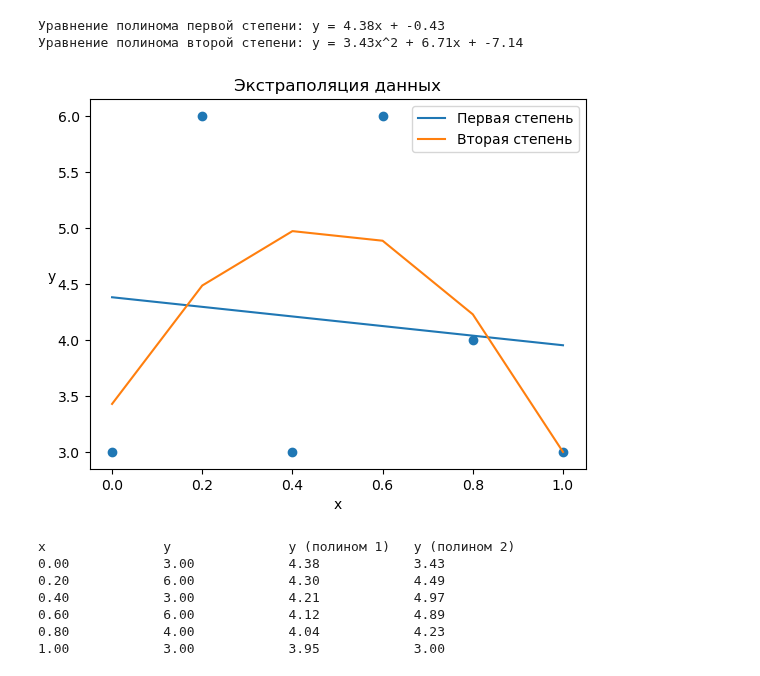
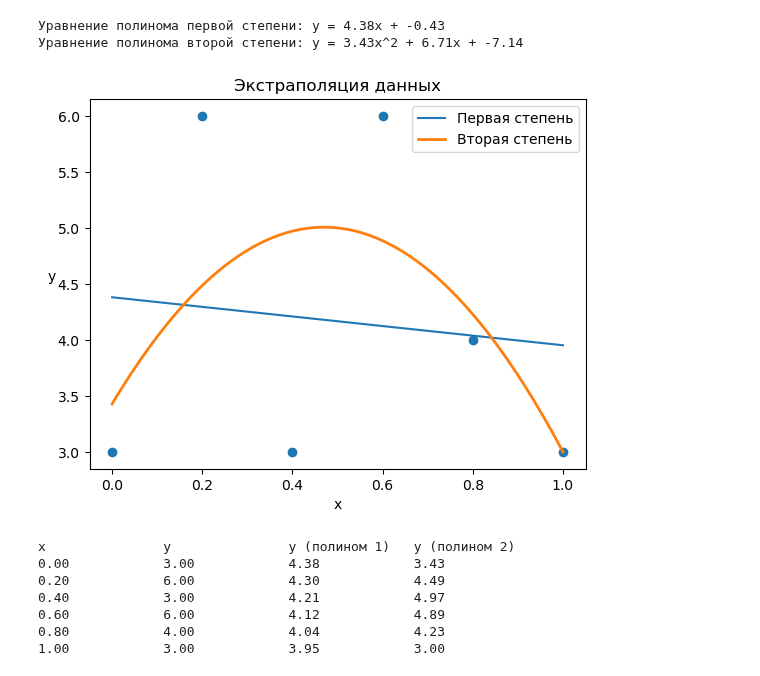
Before and after one commit to Kaz1deX/Artificial-intelligence-Mirea, a Jupyter notebook: Petrunin_M_Workbook4.ipynb, the cells around one changed output. Saved outputs shown, nothing was run; the diff lists cells and outputs as text; code cells hidden in the pictures.

```diff
--- a/Petrunin_M_Workbook4.ipynb
+++ b/Petrunin_M_Workbook4.ipynb
@@ -1170,16 +1170,17 @@ print("Уравнение полинома второй степени: y = {:.2
 Уравнение полинома второй степени: y = 3.43x^2 + 6.71x + -7.14
 # %%
 # Нарисуем графики
+xnew = np.linspace(0,1,100)
 plt.scatter(X, Y)
 plt.plot(X, p1(X), label="Первая степень")
-plt.plot(X, p2(X), label="Вторая степень")
+plt.plot(xnew, p2(xnew), label="Вторая степень", lw=2)
 plt.title('Экстраполяция данных')
 plt.xlabel('x')
 plt.ylabel('y', rotation=0)
 plt.legend()
 plt.show()
 # %% [output]
-[figure, old version]
+[figure, new version]
 # %%
 # Вывод таблицы значений
 print("x\t\ty\t\ty (полином 1)\ty (полином 2)")
```
